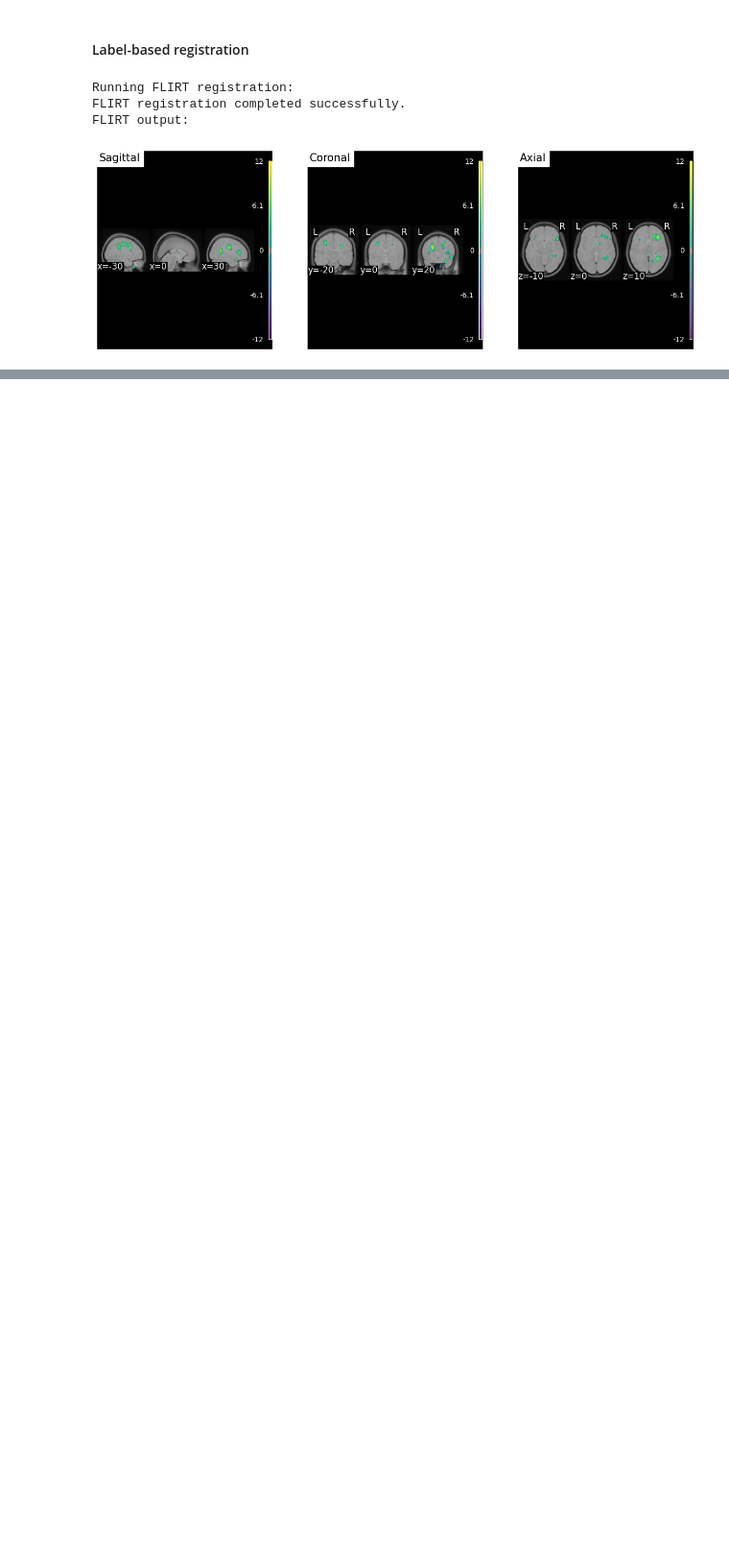
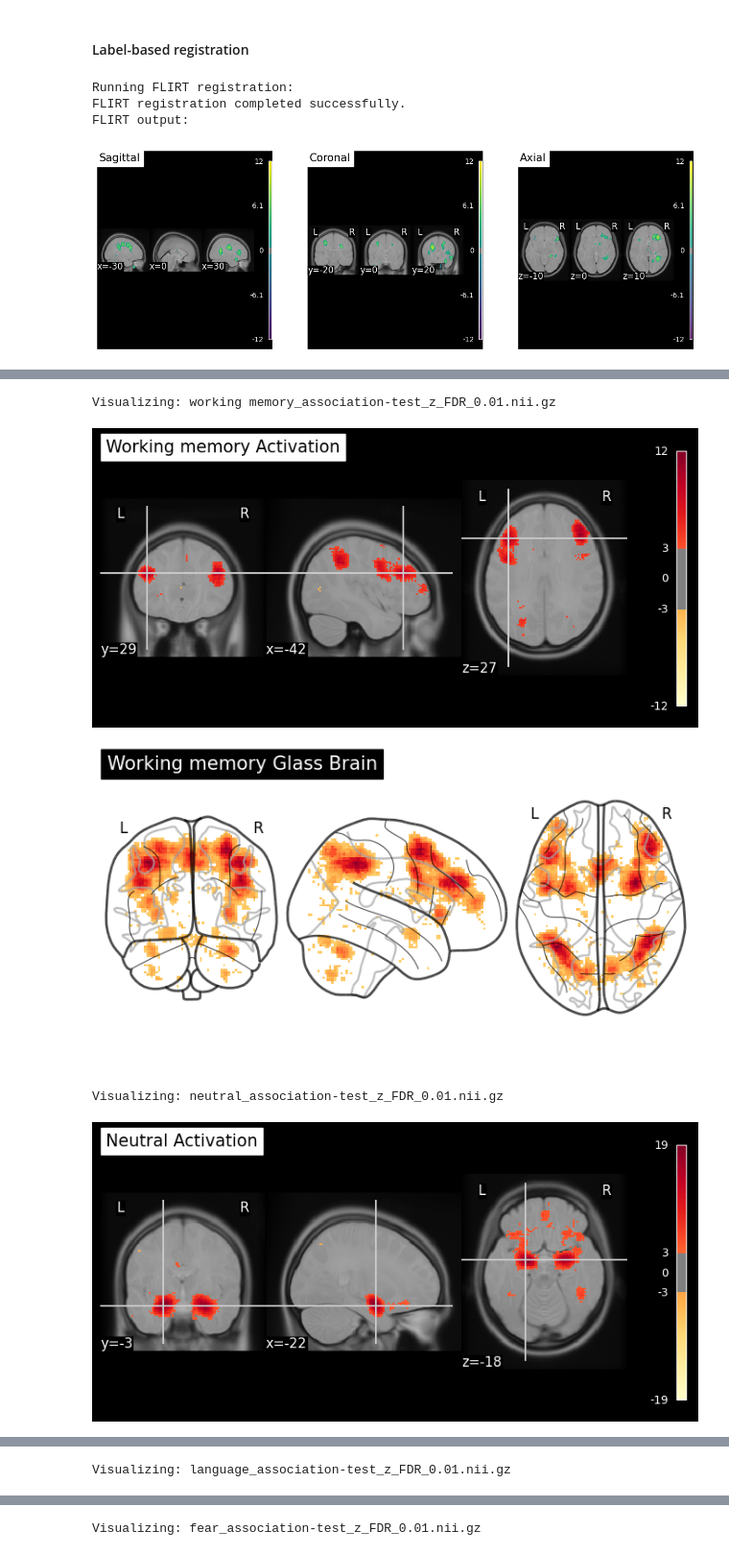
Before and after one commit to saamehsanaaee/WMAD-Montbretia_Cabinet-ISP, a Jupyter notebook: ref_activation_ns/ref_activation_ns.ipynb, the cells around one changed output, grey strips where cells are left out. Shown at 96% size. Drawn from its saved outputs; the diff is of its cells as text; code cells hidden in the pictures; blank space fills up the shorter version.

Commit message:
Neurosynth tasks visualized on glass brain (issues with surface viz)

```diff
--- a/ref_activation_ns/ref_activation_ns.ipynb
+++ b/ref_activation_ns/ref_activation_ns.ipynb
@@ -693,0 +543,58 @@ Transformation matrix saved to: ./data/out/neurosynth_warped_batch_masked_propor
+# %%
+import os
+import nibabel as nib
+from nilearn import plotting
+import matplotlib.pyplot as plt
+from nilearn import datasets
+
+# --- Define paths and files ---
+neurosynth_data_dir = "./data/NS_ref_activation_data/"
+mni_template_path = "./data/mni_icbm152_asym_A.nii.gz"
+
+neurosynth_files = [
+    "working memory_association-test_z_FDR_0.01.nii.gz",
+    "neutral_association-test_z_FDR_0.01.nii.gz",
+    "language_association-test_z_FDR_0.01.nii.gz",
+    "fear_association-test_z_FDR_0.01.nii.gz",
+]
+
+# --- Load MNI template ---
+try:
+    mni_img = nib.load(mni_template_path)
+except FileNotFoundError:
+    print(f"Error: MNI template not found at {mni_template_path}. Please ensure it exists or run the previous download code.")
+    exit()
+
+def plot_neurosynth_map(img_anat, img_map, title='', glass=False, threshold=3):
+    """Plots a Neurosynth statistical map on an anatomical background."""
+    if glass:
+        plotting.plot_glass_brain(img_map, title=title, threshold=threshold, black_bg=False, cmap=plt.cm.YlOrRd)
+    else:
+        plotting.plot_stat_map(img_map, bg_img=img_anat, title=title, threshold=threshold, cmap=plt.cm.YlOrRd)
+    plt.show()
+
+# --- Visualize each Neurosynth file ---
+for filename in neurosynth_files:
+    neurosynth_map_path = os.path.join(neurosynth_data_dir, filename)
+    try:
+        stat_map_img = nib.load(neurosynth_map_path)
+        cognitive_term = filename.replace("_association-test_z_FDR_0.01.nii.gz", "").capitalize()
+
+        print(f"\nVisualizing: {filename}")
+
+        # Plot as a statistical map on the MNI template
+        plot_neurosynth_map(mni_img, stat_map_img, title=f"{cognitive_term} Activation")
+
+        # Plot as a glass brain
+        plot_neurosynth_map(mni_img, stat_map_img, title=f"{cognitive_term} Glass Brain", glass=True, threshold=3)
+
+    except FileNotFoundError:
+        print(f"Error: Neurosynth map not found at {neurosynth_map_path}. Please check the path.")
+    except Exception as e:
+        print(f"Error loading or plotting {filename}: {e}")
+# %% [output]
+Visualizing: working memory_association-test_z_FDR_0.01.nii.gz
+[figure, added]
+[figure, added]
+Visualizing: neutral_association-test_z_FDR_0.01.nii.gz
+[figure, added]
@@ -693,0 +602 @@ Transformation matrix saved to: ./data/out/neurosynth_warped_batch_masked_propor
+Visualizing: language_association-test_z_FDR_0.01.nii.gz
@@ -693,0 +605 @@ Transformation matrix saved to: ./data/out/neurosynth_warped_batch_masked_propor
+Visualizing: fear_association-test_z_FDR_0.01.nii.gz
```
Also changed, not shown: parts of 15 cells of this notebook.
